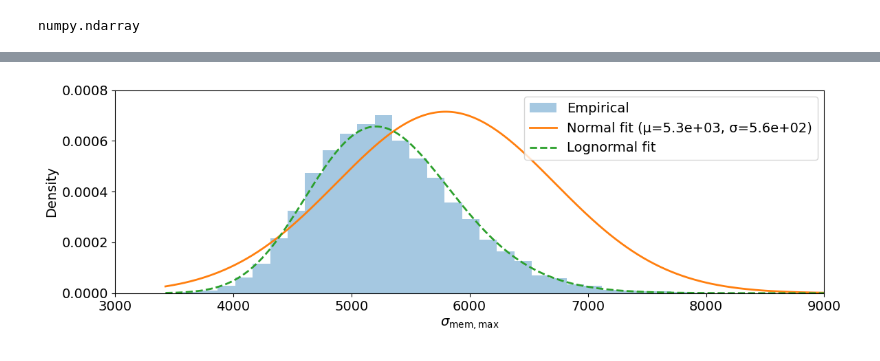
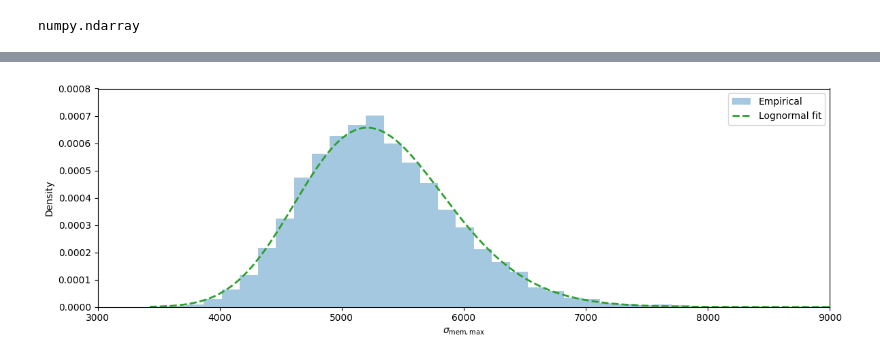
Before and after one commit to lapulga-10/Surrogate-Modeling-and-Uncertainty-Quantification, a Jupyter notebook: Code/Week_5_Surrogate_model_fitting.ipynb, the cells around one changed output, grey strips where cells are left out. Drawn from its saved outputs; the diff is of its cells as text; code cells hidden in the pictures.

Commit message:
graphs updated

```diff
--- a/Code/Week_5_Surrogate_model_fitting.ipynb
+++ b/Code/Week_5_Surrogate_model_fitting.ipynb
@@ -907,35 +929,35 @@ y_hat_poly = uncertainty_poly['predictions']
 # %%
 # --- 1) Lognormal fit (only positive values) ---
 y_pos = y_hat_poly[y_hat_poly > 0]
 log_data = np.log(y_pos)
 mu_log = np.mean(log_data)
 sigma_log = np.std(log_data, ddof=1)
 shape = sigma_log              # shape parameter
 scale = np.exp(mu_log)         # scale parameter
 
 
 # --- Grid for pdfs ---
 x_min = max(0, y_hat_poly.min())
 x_max = y_hat_poly.max()
 x = np.linspace(x_min, x_max, 500)
 
 pdf_logn = lognorm.pdf(x, s=shape, scale=scale)
 
 # --- Plot ---
 plt.figure(figsize=(12,4))
 plt.hist(y_hat_poly, bins=40, density=True, alpha=0.4, color='C0', label='Empirical')
-plt.plot(x, pdf_norm, 'C1-',  lw=2, label=f'Normal fit (μ={mu:.2g}, σ={sigma:.2g})')
+
 plt.plot(x, pdf_logn, 'C2--', lw=2, label='Lognormal fit')
 plt.xlabel(r'$\sigma_{\mathrm{mem,max}}$')
 plt.ylabel('Density')
 plt.legend()
 plt.xlim(3000, 9000)   # X-axis range
 plt.ylim(0, 0.0008)       # Y-axis range
 plt.tight_layout()
 plt.savefig("results/fit_poly.png", dpi=300, bbox_inches="tight")
 plt.show()
 # %% [output]
-[figure, old version]
+[figure, new version]
 # %%
 # --- Normal ---
 mu = y_hat_poly.mean()
```
Also changed, not shown: parts of 33 cells of this notebook, 25 other files.
